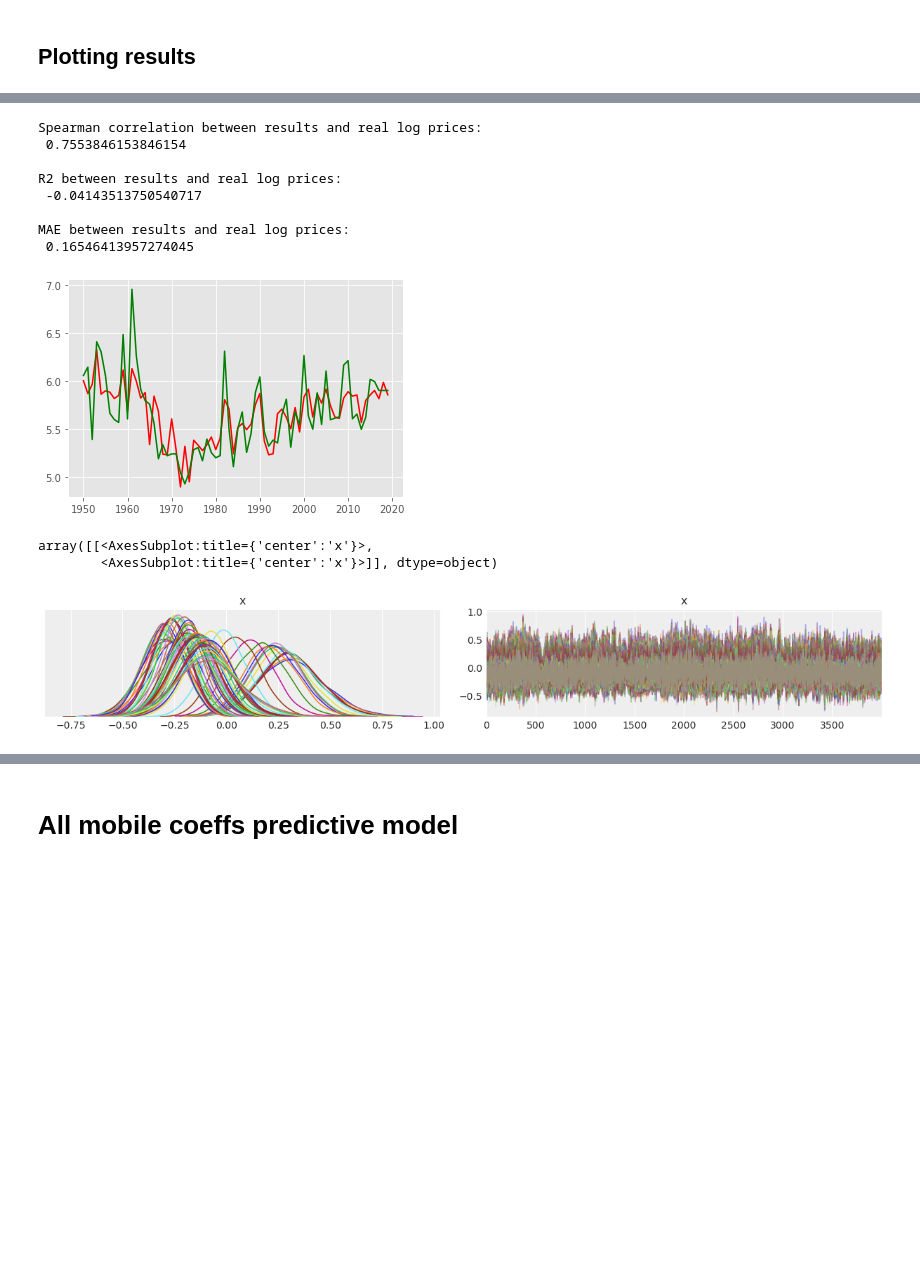
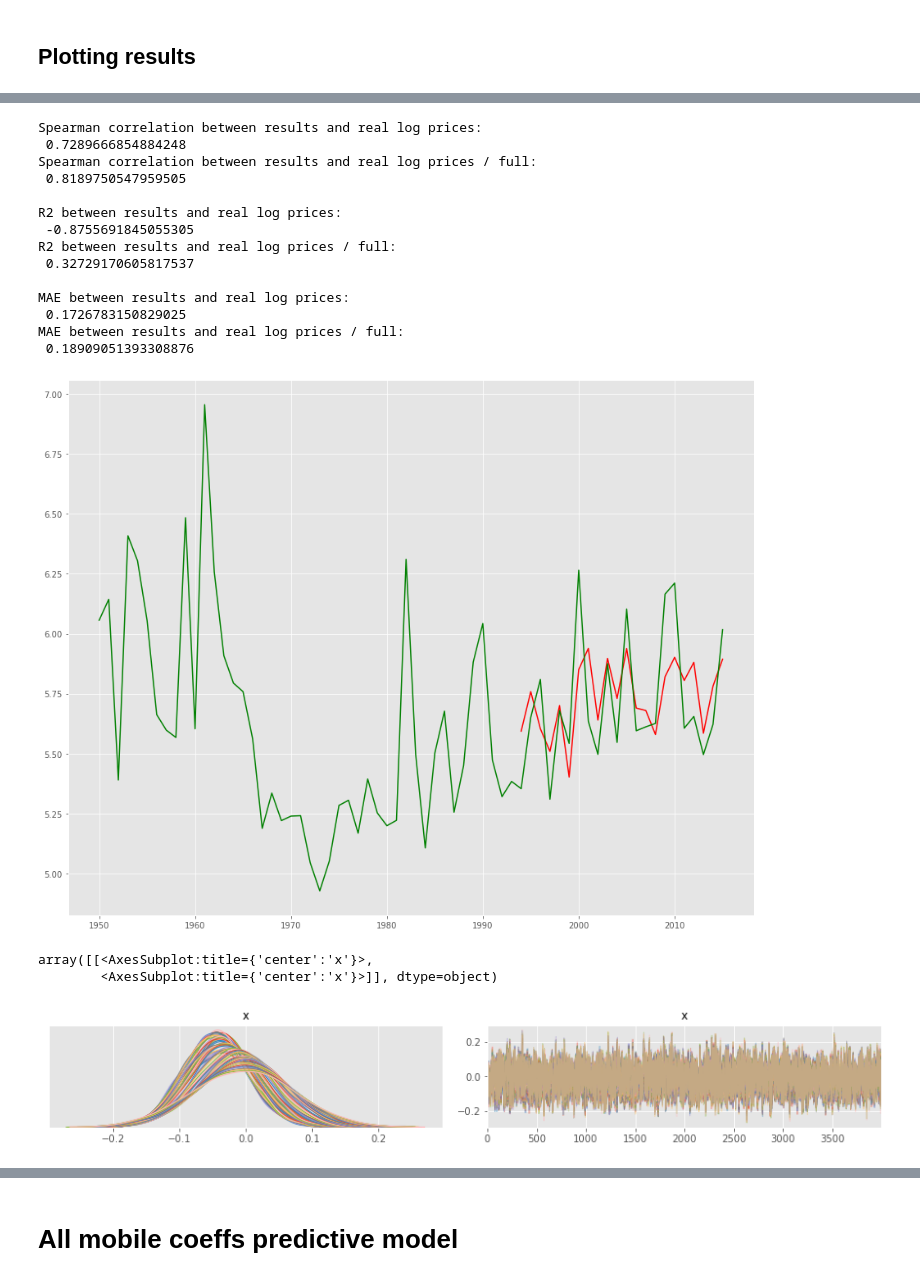
Before and after one commit to RoucherA/GrandCruClassifier, a Jupyter notebook: HMC Model.ipynb, the cells around one changed output, grey strips where cells are left out. Drawn from its saved outputs; the diff is of its cells as text; code cells hidden in the pictures; blank space fills up the shorter version.

```diff
--- a/HMC Model.ipynb
+++ b/HMC Model.ipynb
@@ -218,16 +240,31 @@ So far, this looks really good. Notice how the harvest temperature decreases to
 X_vintage = X
 vintage_index = X_vintage.index.values
 
-mean_HMC_global = extract_mean_from_trace(trace_global, 1000)
+coeff_list = [str(coeff) for coeff in model_global.free_RVs]
+mean_HMC_global = extract_mean_from_trace(trace_global, 1000, model_global)
 predictions=[]
-for vintage in range(len(X)):
-    prediction = 6 + mean_dict_global['intercept'][vintage]
-    for coeff in column_names:
-        if coeff in CONSTANT_COEFFS:
-            prediction += mean_dict_global[coeff] * X_vintage[coeff][vintage+1950]
+for vintage in range(1994, 2016):
+    prediction = 6
+    for coeff in coeff_list:
+        if coeff == 'intercept':
+            prediction += mean_HMC_global['intercept'][vintage-1950]
+        elif coeff in CONSTANT_COEFFS:
+            prediction += mean_HMC_global[coeff] * X_vintage[coeff][vintage]
         else:
-            prediction += mean_dict_global[coeff][vintage] * X_vintage[coeff][vintage+1950]
+            prediction += mean_HMC_global[coeff][vintage-1950] * X_vintage[coeff][vintage]
     predictions.append(prediction)
 
 print(predictions)
+
+full_predictions=[]
+for vintage in range(1950, 2016):
+    prediction = 6
+    for coeff in coeff_list:
+        if coeff == 'intercept':
+            prediction += mean_HMC_global['intercept'][vintage-1950]
+        elif coeff in CONSTANT_COEFFS:
+            prediction += mean_HMC_global[coeff] * X_vintage[coeff][vintage]
+        else:
+            prediction += mean_HMC_global[coeff][vintage-1950] * X_vintage[coeff][vintage]
+    full_predictions.append(prediction)
 # %% [output]
@@ -348,28 +531,40 @@ MAE between results and real log prices:
 # %%
 from scipy.stats import spearmanr
 from sklearn.metrics import r2_score
 
-plt.plot(vintage_index, predictions, color='r')
+y = y.loc[1950:2015]
+plt.plot(range(1994, 2016), predictions, color='r')
 plt.plot(y['Log Price'], color='g')
-print('Spearman correlation between results and real log prices: \n', spearmanr(predictions[-30:-5], y['Log Price'].values[-30:-5]).correlation)
-print('\nR2 between results and real log prices: \n', r2_score(predictions[-30:-5], y['Log Price'].values[-30:-5]))
-print('\nMAE between results and real log prices: \n', np.mean(np.abs(predictions[-30:-5] - y['Log Price'].values[-30:-5])))
+print('Spearman correlation between results and real log prices: \n', spearmanr(predictions, y.loc[1994:2015, 'Log Price']).correlation)
+print('Spearman correlation between results and real log prices / full: \n', spearmanr(full_predictions, y['Log Price']).correlation)
+
+print('\nR2 between results and real log prices: \n', r2_score(predictions, y.loc[1994:2015, 'Log Price']))
+print('R2 between results and real log prices / full: \n', r2_score(full_predictions, y['Log Price']))
+
+print('\nMAE between results and real log prices: \n', np.mean(np.abs(predictions - y.loc[1994:2015, 'Log Price'])))
+print('MAE between results and real log prices / full: \n', np.mean(np.abs(full_predictions - y['Log Price'])))
 # %% [output]
 Spearman correlation between results and real log prices:
- 0.7553846153846154
+ 0.7289666854884248
+Spearman correlation between results and real log prices / full:
+ 0.8189750547959505
 
 R2 between results and real log prices:
- -0.04143513750540717
+ -0.8755691845055305
+R2 between results and real log prices / full:
+ 0.32729170605817537
 
 MAE between results and real log prices:
- 0.16546413957274045
+ 0.1726783150829025
+MAE between results and real log prices / full:
+ 0.18909051393308876
-[figure, old version]
+[figure, new version]
 # %%
 import warnings
 warnings.filterwarnings("ignore")
-pm.traceplot(trace['intercept'])
+pm.traceplot(trace_global['Frost Days'].T)
 # %% [output]
 array([[<AxesSubplot:title={'center':'x'}>,
         <AxesSubplot:title={'center':'x'}>]], dtype=object)
-[figure, old version]
+[figure, new version]
 # %%
```
Also changed, not shown: parts of 24 cells of this notebook, 2 other files.
